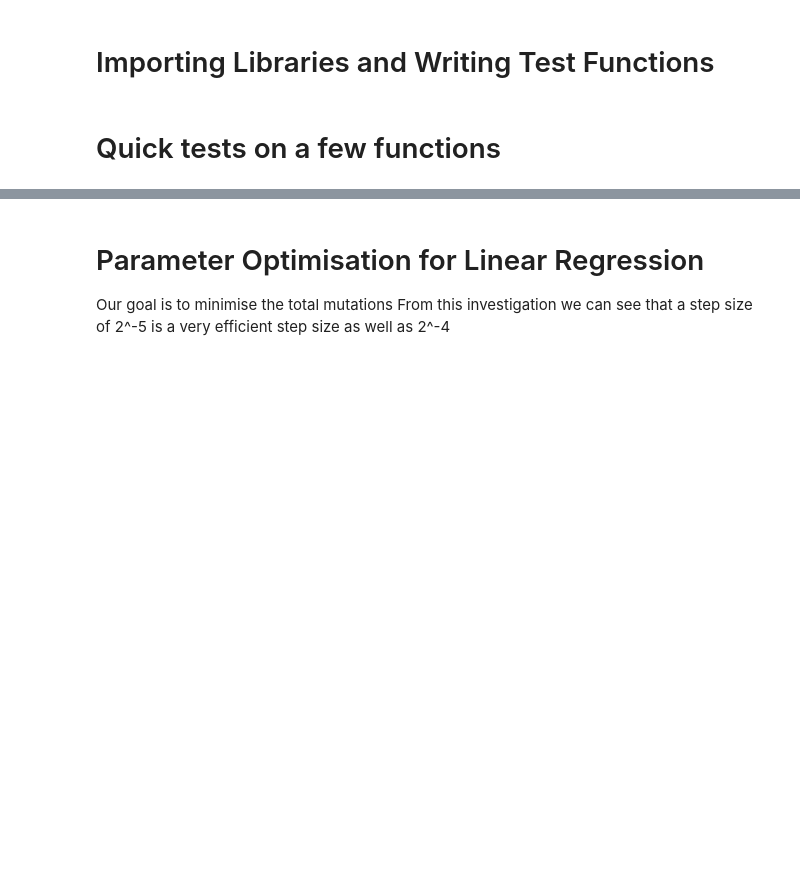
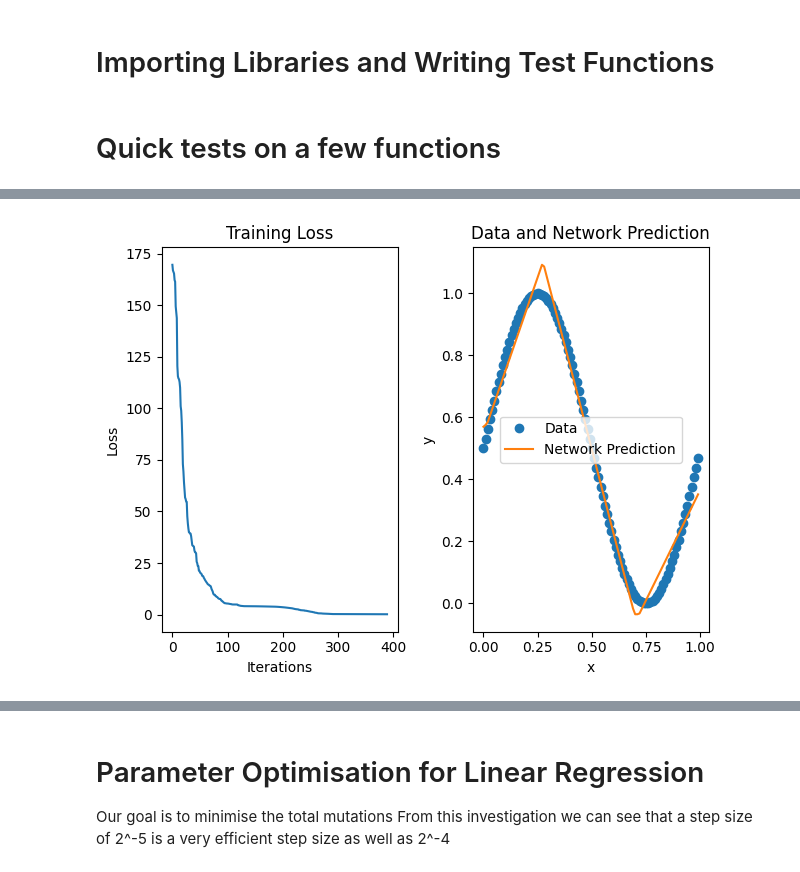
Before and after one commit to wd7512/learntools-examples, a Jupyter notebook: Examples/RandomLearningStepSizeTests.ipynb, the cells around one changed output, grey strips where cells are left out. Cells and saved outputs as stored; diff of their text form; code cells hidden in the pictures; blank space fills up the shorter version.

Commit message:
Testing VariableStructure

```diff
--- a/Examples/RandomLearningStepSizeTests.ipynb
+++ b/Examples/RandomLearningStepSizeTests.ipynb
@@ -197,0 +198,24 @@ Total Mutations 236
+# %%
+x,y = sinTestData(100)
+
+net, losses = VariableStructure.VariableStructure(1,1,LossFunction,Network.relu,epochs=100,info = True)
+print('Final Loss',losses[-1])
+
+#plots
+plt.subplot(1, 2,1)
+plt.plot(losses)
+plt.xlabel('Iterations')
+plt.ylabel('Loss')
+plt.title('Training Loss')
+
+# Plot 2
+plt.subplot(1, 2, 2)
+plt.plot(x, y, 'o', label='Data')
+plt.plot(x, net.forward(x), label='Network Prediction')
+plt.xlabel('x')
+plt.ylabel('y')
+plt.title('Data and Network Prediction')
+plt.legend()
+plt.tight_layout()
+plt.show()
+# %% [output]
@@ -197,0 +239 @@ Total Mutations 236
+[figure, added]
```
Also changed, not shown: parts of 20 cells of this notebook, 1 other file.
